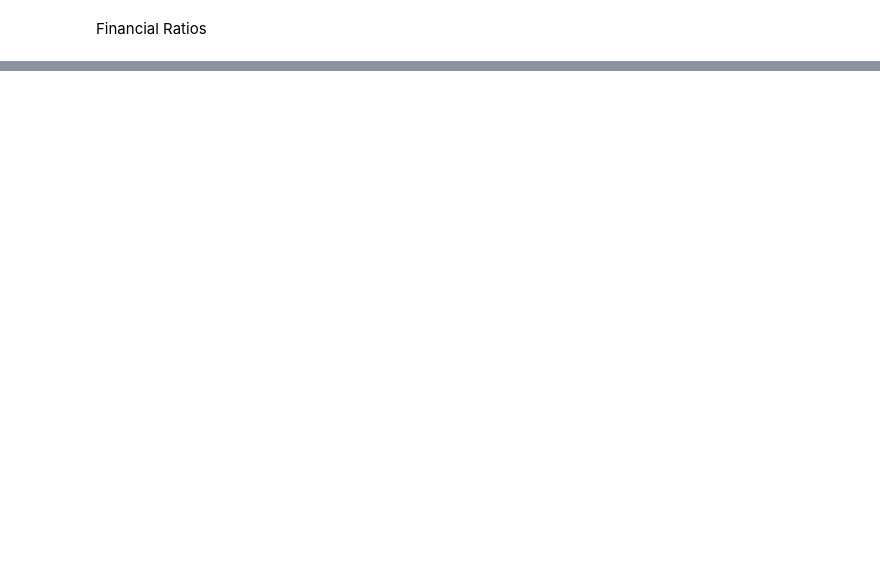
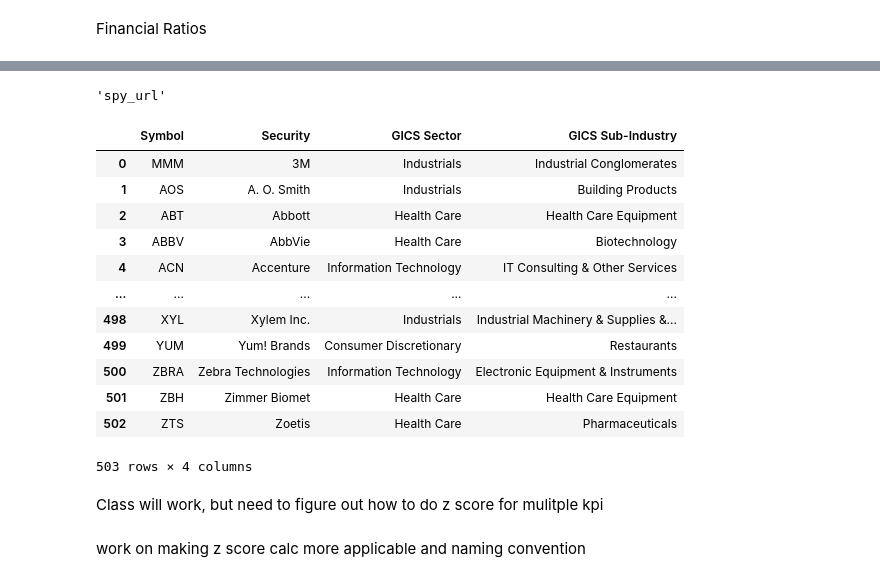
Before and after one commit to BlakeUribe/opt_portfolio, a Jupyter notebook: notebooks/portfolio_stats.ipynb, the cells around one changed output, grey strips where cells are left out. Cells and saved outputs as stored; diff of their text form; code cells hidden in the pictures; blank space fills up the shorter version.

```diff
--- a/notebooks/portfolio_stats.ipynb
+++ b/notebooks/portfolio_stats.ipynb
@@ -153,0 +175,38 @@ spy_ratio
+# %%
+url = 'https://en.wikipedia.org/wiki/List_of_S%26P_500_companies'
+table = pd.read_html(url, header=0)
+sp500_df = table[0]
+
+drop_cols = [
+    'Headquarters Location',
+    'Date added',
+    'CIK',
+    'Founded'
+]
+sp500_df = sp500_df.drop(columns=drop_cols)
+
+spy_ratio = StockRatios(sp500_df['Symbol']).get_ratio_df()
+spy_ratio = pd.merge(sp500_df, spy_ratio, on='Symbol')
+sector_kpi = spy_ratio.groupby('GICS Sector')['Gross_Profit_Margin'].agg(['mean', 'std']).reset_index()
+sector_kpi.rename(columns={'mean': 'Sector_Avg_GPM', 'std': 'GPM_Std'}, inplace=True)
+
+# Map and rename sector names
+value_mapping = {
+    'Information Technology': 'Technology',
+    'Health Care': 'Healthcare',
+    'Consumer Staples': 'Consumer Defensive'
+}
+sector_kpi['GICS Sector'] = sector_kpi['GICS Sector'].replace(value_mapping)
+sector_kpi.rename(columns={'GICS Sector': 'Sector'}, inplace=True)
+
+# Prepare portfolio DataFrame
+stock_vs_sector_kpi = portfolio_df[['Symbol', 'Sector', 'Gross_Profit_Margin']].dropna()
+stock_vs_sector_kpi.rename(columns={'Gross_Profit_Margin': 'Stock_GPM'}, inplace=True)
+
+# Merge DataFrames
+stock_vs_sector_kpi = pd.merge(stock_vs_sector_kpi, sector_kpi, on='Sector', how='right').dropna()
+
+
+# # Apply Z-score calculation
+stock_vs_sector_kpi['GPM_Z_score'] = stock_vs_sector_kpi.apply(lambda row: get_z_score(row['Stock_GPM'], row['Sector_Avg_GPM'], row['GPM_Std']), axis=1)
+stock_vs_sector_kpi['GPM_Pct_Diff(%)'] = (stock_vs_sector_kpi['Stock_GPM'] - stock_vs_sector_kpi['Sector_Avg_GPM'])/ stock_vs_sector_kpi['Sector_Avg_GPM']
@@ -153,0 +221,28 @@ spy_ratio
+# %%
+comparasion = 'spy'
+
+url_dict = {
+    'spy': 'spy_url',
+    'qqq': 'qqq_url'
+}
+
+url = url_dict[comparasion]
+url
+# %% [output]
+'spy_url'
+# %%
+sp500_df
+# %% [output]
+|  | Symbol | Security | GICS Sector | GICS Sub-Industry |
+| 0 | MMM | 3M | Industrials | Industrial Conglomerates |
+| 1 | AOS | A. O. Smith | Industrials | Building Products |
+| 2 | ABT | Abbott | Health Care | Health Care Equipment |
+| 3 | ABBV | AbbVie | Health Care | Biotechnology |
+| 4 | ACN | Accenture | Information Technology | IT Consulting & Other Services |
+| ... | ... | ... | ... | ... |
+| 498 | XYL | Xylem Inc. | Industrials | Industrial Machinery & Supplies &... |
+| 499 | YUM | Yum! Brands | Consumer Discretionary | Restaurants |
+| 500 | ZBRA | Zebra Technologies | Information Technology | Electronic Equipment & Instruments |
+| 501 | ZBH | Zimmer Biomet | Health Care | Health Care Equipment |
+| 502 | ZTS | Zoetis | Health Care | Pharmaceuticals |
+503 rows × 4 columns
@@ -153,0 +253,2 @@ spy_ratio
+# %% [markdown]
+Class will work, but need to figure out how to do z score for mulitple kpi
@@ -153,0 +334,2 @@ spy_ratio
+# %% [markdown]
+work on making z score calc more applicable and naming convention
```
Also changed, not shown: parts of 18 cells of this notebook.
